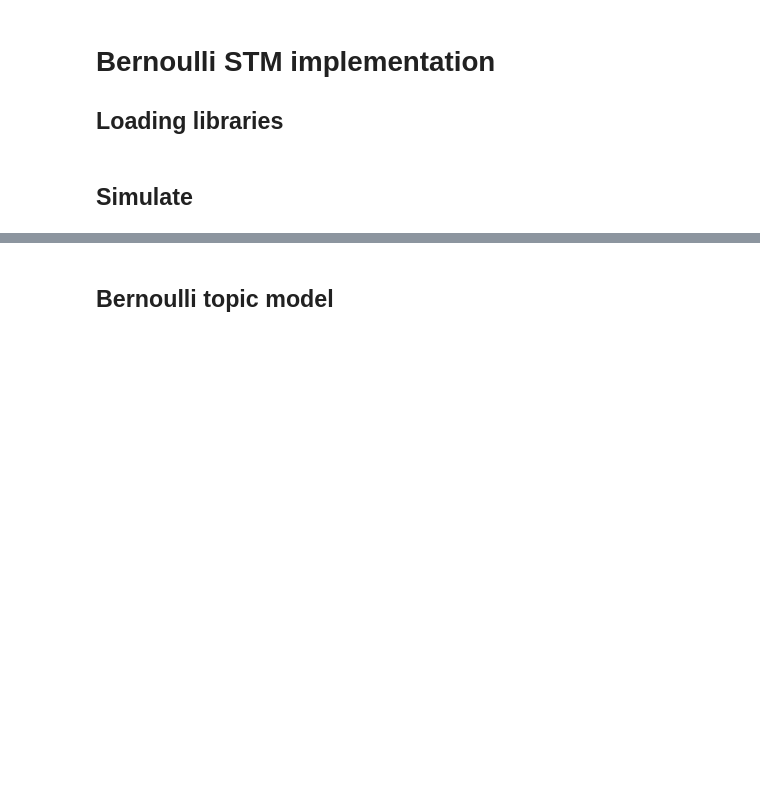
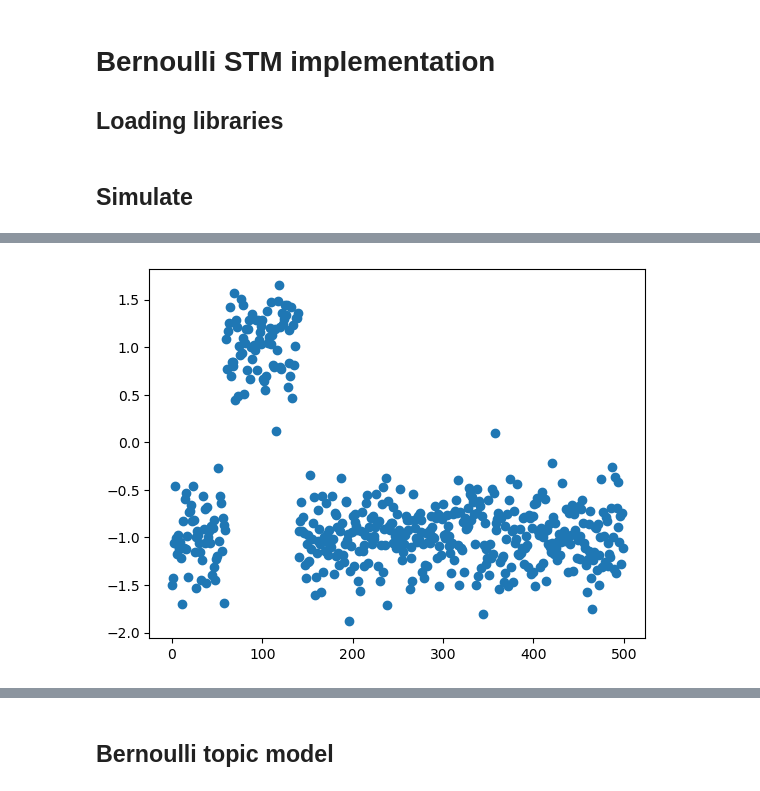
Before and after one commit to andreaskapou/stm, a Jupyter notebook: code/r_stm_bern.ipynb, the cells around one changed output, grey strips where cells are left out. Drawn from its saved outputs; the diff is of its cells as text; code cells hidden in the pictures; blank space fills up the shorter version.

```diff
--- a/code/r_stm_bern.ipynb
+++ b/code/r_stm_bern.ipynb
@@ -105 +63,6 @@ tensor([[0.1946, 0.2488, 0.5566],
+# %%
+plt.scatter(x=torch.arange(nCells), y=X3.squeeze(-1))
+plt.show()
+# %% [output]
+[figure, added]
 # %%
```
Also changed, not shown: parts of 26 cells of this notebook, 8 other files.
